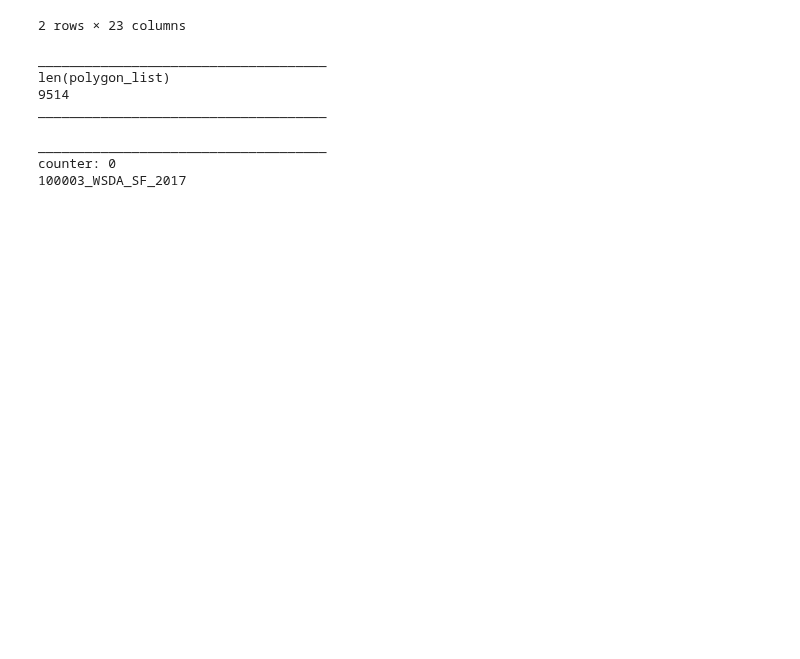
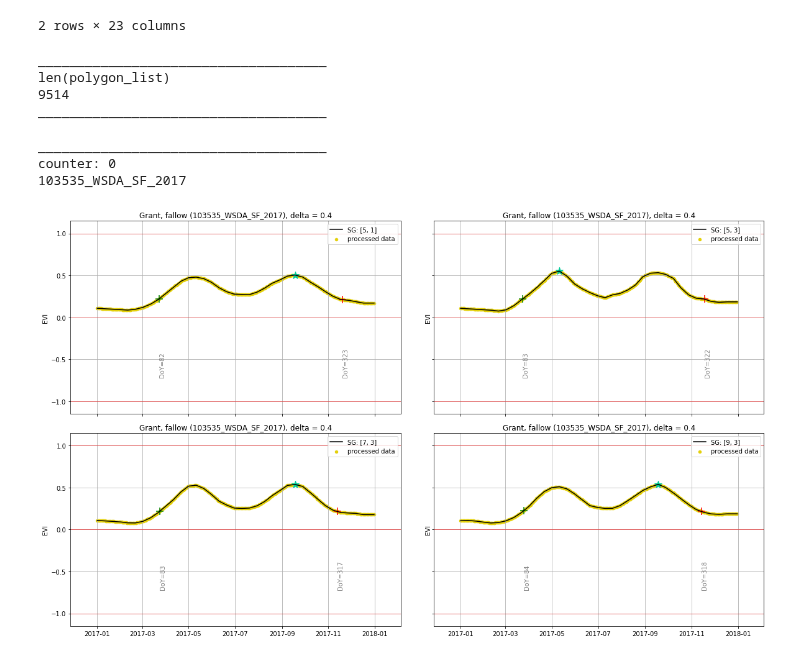
Before and after one commit to sunil21075/Ag, a Jupyter notebook: remote_sensing/python/Local_Jupyter_NoteBooks/scratches_to_experiment/fine_granularity_plot_1.ipynb, the cells around one changed output. Saved outputs shown, nothing was run; the diff lists cells and outputs as text; code cells hidden in the pictures; blank space fills up the shorter version.

```diff
--- a/remote_sensing/python/Local_Jupyter_NoteBooks/scratches_to_experiment/fine_granularity_plot_1.ipynb
+++ b/remote_sensing/python/Local_Jupyter_NoteBooks/scratches_to_experiment/fine_granularity_plot_1.ipynb
@@ -49,8 +49,8 @@ given_county = "Grant"
 # given_county = sys.argv[5]
 # regularized = True
 SF_year = 2017
-sos_thresh = 0.5
-eos_thresh = 0.5
+sos_thresh = 0.3
+eos_thresh = 0.3
 minFinderDetla = 0.4
 # %%
 a_df = pd.read_csv(data_dir + f_name, low_memory=False)
@@ -100,7 +100,7 @@ len(polygon_list)
 9514
 _____________________________________
 # %%
-a_poly = polygon_list[0]
+a_poly = "103535_WSDA_SF_2017"
 if (counter%10 == 0):
         print ("_____________________________________")
         print ("counter: " + str(counter))
@@ -108,7 +108,7 @@ if (counter%10 == 0):
 # %% [output]
 _____________________________________
 counter: 0
-100003_WSDA_SF_2017
+103535_WSDA_SF_2017
 # %%
 curr_field = an_EE_TS[an_EE_TS['ID']==a_poly].copy()
 
@@ -130,36 +130,38 @@ ax1.grid(True); ax2.grid(True); ax3.grid(True); ax4.grid(True);
 
 dataAB = curr_field
 idx=indeks
-SG_params=[5, 1]
+SG_params=[5, 3]
 SFYr = SF_year
 ax=ax1
 deltA= minFinderDetla
 onset_cut = sos_thresh
 offset_cut = eos_thresh
 
 
 
 rcp.SG_1yr_panels_clean_sciPy_My_Peaks_SOS_fineGranularity(dataAB = curr_field,
                                                    idx=indeks,
                                                    SG_params=[5, 1],
                                                    SFYr = SF_year, ax=ax1, deltA= minFinderDetla,
                                                    onset_cut = sos_thresh,
                                                    offset_cut = eos_thresh);
 
 rcp.SG_1yr_panels_clean_sciPy_My_Peaks_SOS_fineGranularity(dataAB = curr_field,
                                            idx=indeks, SG_params=[5, 3],
                                            SFYr=SF_year, ax=ax2, deltA=minFinderDetla,
                                            onset_cut = sos_thresh,
                                            offset_cut = eos_thresh);
 
 rcp.SG_1yr_panels_clean_sciPy_My_Peaks_SOS_fineGranularity(dataAB = curr_field,
                                            idx = indeks, SG_params=[7, 3],
                                            SFYr = SF_year, ax=ax3, deltA=minFinderDetla,
                                            onset_cut = sos_thresh,
                                            offset_cut = eos_thresh);
 
 rcp.SG_1yr_panels_clean_sciPy_My_Peaks_SOS_fineGranularity(dataAB = curr_field,
                                            idx=indeks, SG_params=[9, 3],
                                            SFYr=SF_year, ax=ax4, deltA=minFinderDetla,
                                            onset_cut = sos_thresh,
                                            offset_cut = eos_thresh)
+# %% [output]
+[figure, added]
```
Also changed, not shown: parts of 4 cells of this notebook, 13 other files.
